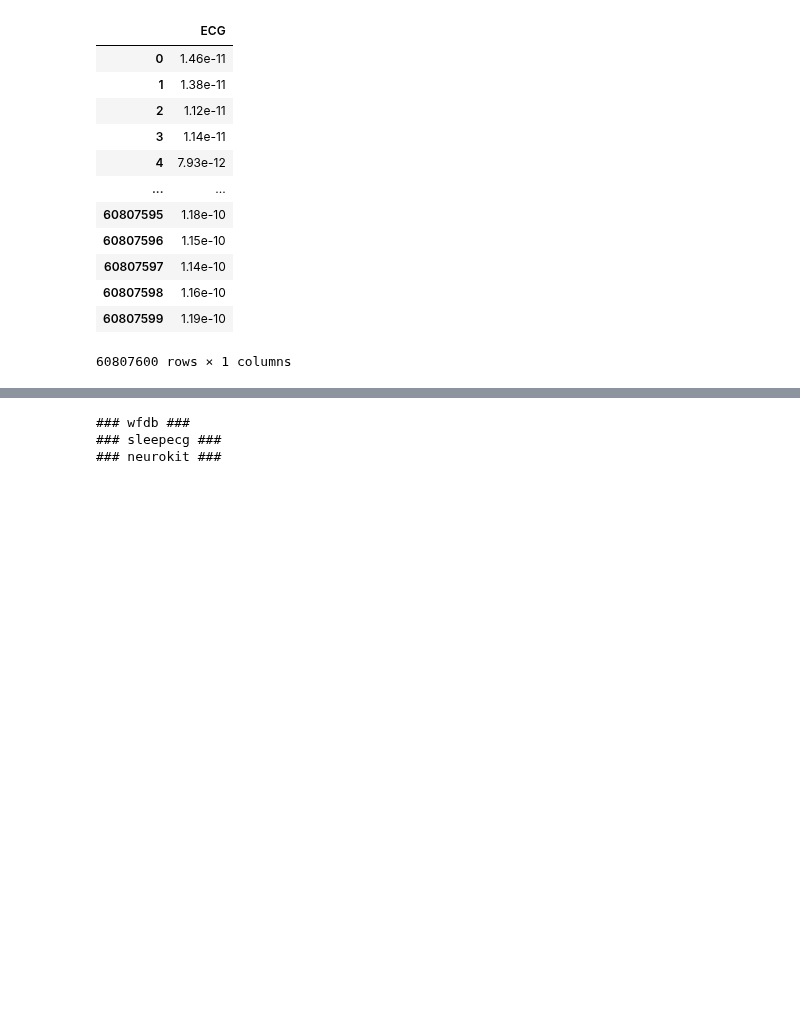
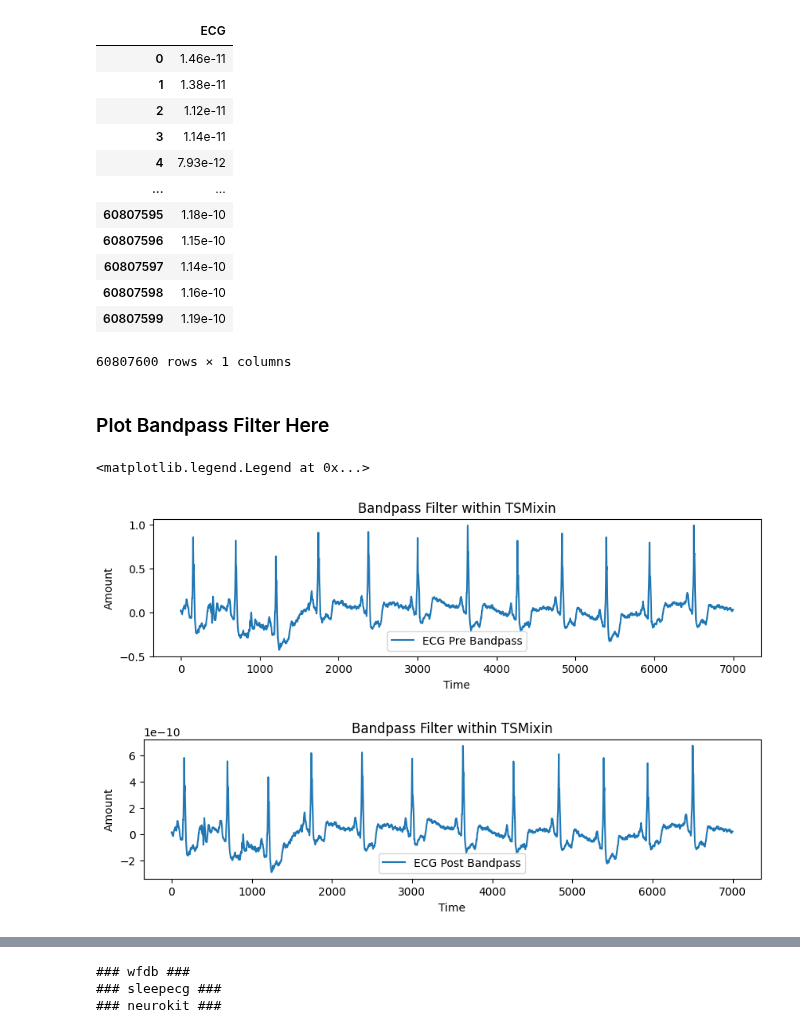
Before and after one commit to Brinkley97/applied_time_series_and_machine_learning, a Jupyter notebook: misc/play/wesad_and_tsml.ipynb, the cells around one changed output, grey strips where cells are left out. Cells and saved outputs as stored; diff of their text form; code cells hidden in the pictures; blank space fills up the shorter version.

Commit message:
feat: plot bandpass filter pre/post ts

```diff
--- a/misc/play/wesad_and_tsml.ipynb
+++ b/misc/play/wesad_and_tsml.ipynb
@@ -154,28 +129,26 @@ post_bandpass_uts.get_as_df()
+# %% [markdown]
+### Plot Bandpass Filter Here
 # %%
-# # Plotting the original and filtered stock price data
-# plt.figure(figsize=(10, 5))
-# plt.subplot(2, 1, 1)
-# plt.plot(ecg_uts.get_as_df().to_numpy()[:7000], label='ECG Pre Bandpass')
-# plt.title('Bandpass Filter within TSMixin')
-# plt.xlabel('Time')
-# plt.ylabel('Amount')
-# plt.legend()
+import matplotlib.pyplot as plt
 
-# # Plotting the original and filtered stock price data
-# plt.figure(figsize=(10, 5))
-# plt.subplot(2, 1, 1)
-# plt.plot(post_bandpass[:7000], label='ECG Post Bandpass')
-# plt.title('Bandpass Filter within TSMixin')
-# plt.xlabel('Time')
-# plt.ylabel('Amount')
-# plt.legend()
+# Plotting the original and filtered stock price data
+plt.figure(figsize=(10, 5))
+plt.subplot(2, 1, 1)
+plt.plot(ecg_uts.get_as_df().to_numpy()[:7000], label='ECG Pre Bandpass')
+plt.title('Bandpass Filter within TSMixin')
+plt.xlabel('Time')
+plt.ylabel('Amount')
+plt.legend()
 
-# plt.subplot(2, 1, 2)
-# plt.plot(filtered_ecgs[:7000], label='ECG Post Bandpass', color='green')
-# plt.title('Bandpass Filter NOT within TSMixin')
-# plt.xlabel('Time')
-# plt.ylabel('Amount')
-# plt.legend()
-
-# plt.tight_layout()
-# plt.show()
+# Plotting the original and filtered stock price data
+plt.figure(figsize=(10, 5))
+plt.subplot(2, 1, 1)
+plt.plot(post_bandpass_uts.get_as_df().to_numpy()[:7000], label='ECG Post Bandpass')
+plt.title('Bandpass Filter within TSMixin')
+plt.xlabel('Time')
+plt.ylabel('Amount')
+plt.legend()
+# %% [output]
+<matplotlib.legend.Legend at 0x...>
+[figure, added]
+[figure, added]
```
Also changed, not shown: parts of 5 cells of this notebook, 1 other file.
